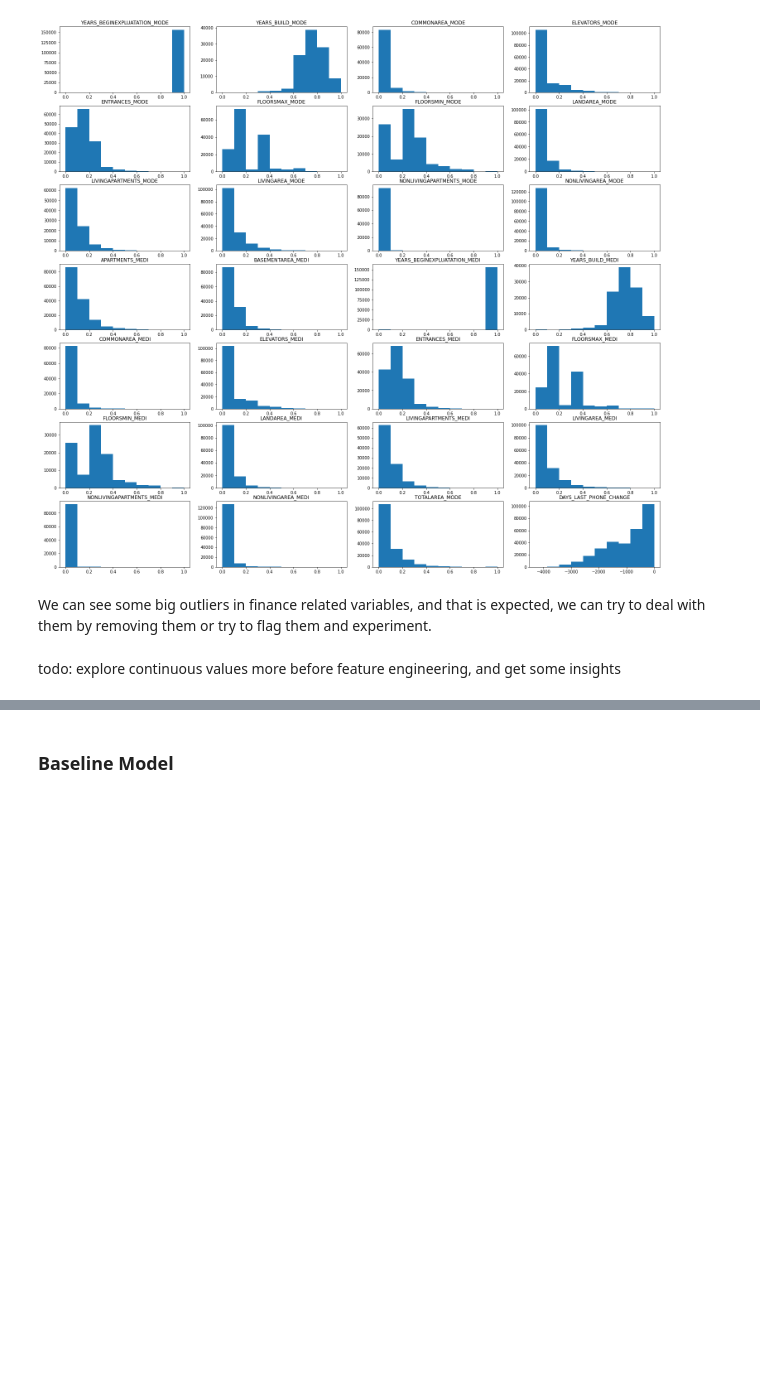
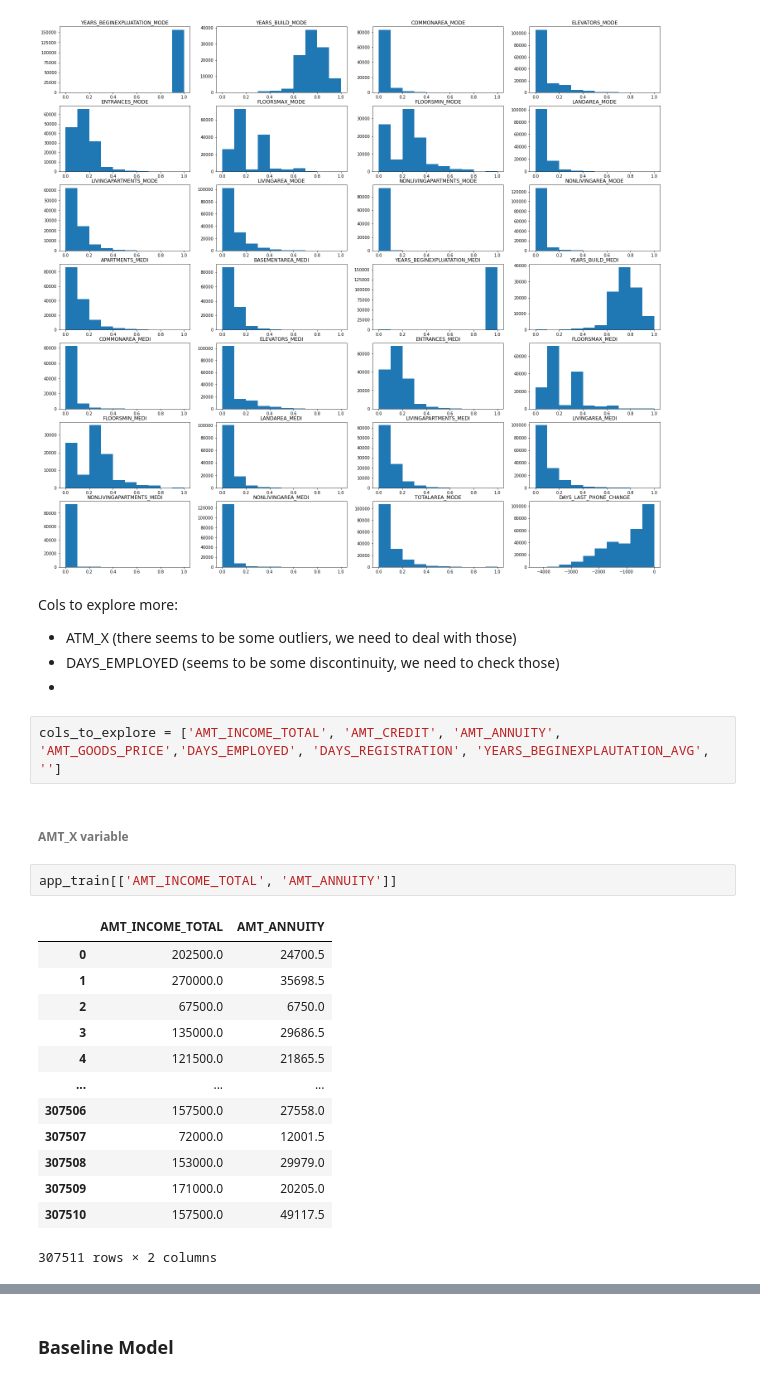
Before and after one commit to LeonMilosevic/home_credit, a Jupyter notebook: home_credit.ipynb, the cells around one changed output, grey strips where cells are left out. Drawn from its saved outputs; the diff is of its cells as text; blank space fills up the shorter version.

Commit message:
explored outliers

```diff
--- a/home_credit.ipynb
+++ b/home_credit.ipynb
@@ -409,7 +409,28 @@ for i, col in enumerate(continuous_vars[30:]):
     plt.title(col)
 # %% [output]
 [figure]
-# %% [markdown]
-We can see some big outliers in finance related variables, and that is expected, we can try to deal with them by removing them or try to flag them and experiment.
-# %% [markdown]
-todo: explore continuous values more before feature engineering, and get some insights
+# %% [markdown]
+Cols to explore more:
+- ATM_X (there seems to be some outliers, we need to deal with those)
+- DAYS_EMPLOYED (seems to be some discontinuity, we need to check those)
+-
+# %%
+cols_to_explore = ['AMT_INCOME_TOTAL', 'AMT_CREDIT', 'AMT_ANNUITY', 'AMT_GOODS_PRICE','DAYS_EMPLOYED', 'DAYS_REGISTRATION', 'YEARS_BEGINEXPLAUTATION_AVG', '']
+# %% [markdown]
+###### AMT_X variable
+# %%
+app_train[['AMT_INCOME_TOTAL', 'AMT_ANNUITY']]
+# %% [output]
+|  | AMT_INCOME_TOTAL | AMT_ANNUITY |
+| 0 | 202500.0 | 24700.5 |
+| 1 | 270000.0 | 35698.5 |
+| 2 | 67500.0 | 6750.0 |
+| 3 | 135000.0 | 29686.5 |
+| 4 | 121500.0 | 21865.5 |
+| ... | ... | ... |
+| 307506 | 157500.0 | 27558.0 |
+| 307507 | 72000.0 | 12001.5 |
+| 307508 | 153000.0 | 29979.0 |
+| 307509 | 171000.0 | 20205.0 |
+| 307510 | 157500.0 | 49117.5 |
+307511 rows × 2 columns
```
Also changed, not shown: parts of 14 cells of this notebook.
